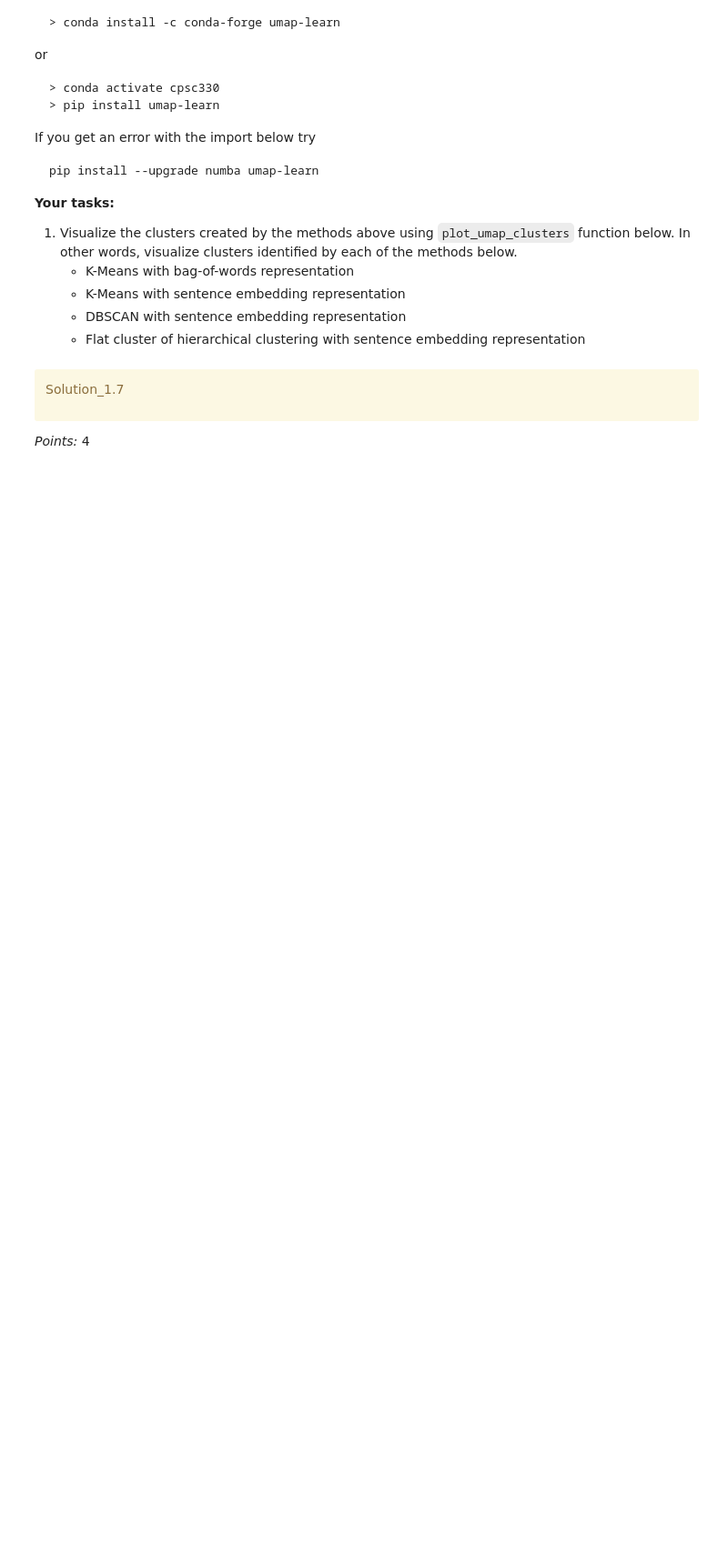
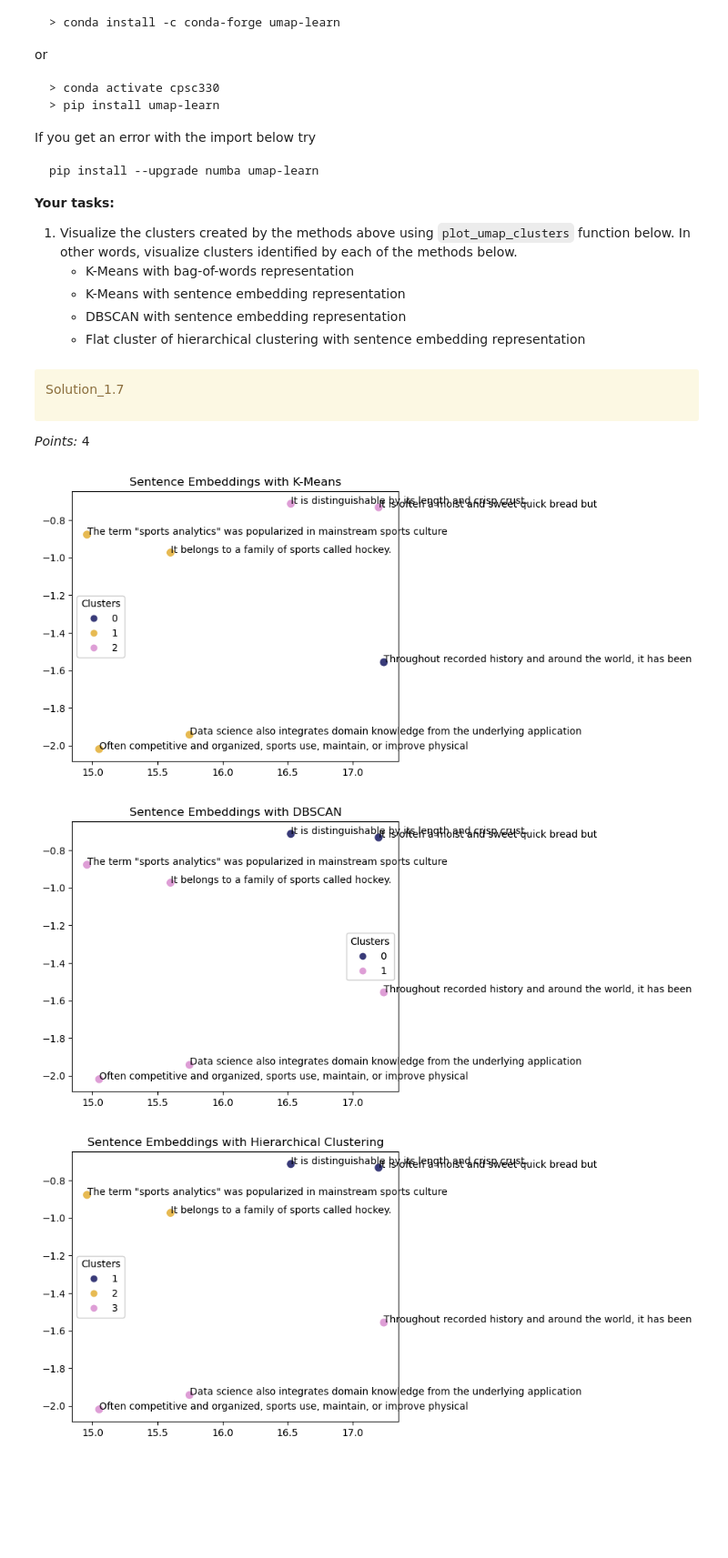
Before and after one commit to junseoparkX/cpsc330hw6, a Jupyter notebook: hw6.ipynb, the cells around one changed output. Shown at 91% size. Saved outputs shown, nothing was run; the diff lists cells and outputs as text; code cells hidden in the pictures; blank space fills up the shorter version.

```diff
--- a/hw6.ipynb
+++ b/hw6.ipynb
@@ -295,0 +365,6 @@ dbscan_emb_labels = ...
+# %%
+from sklearn.cluster import DBSCAN
+dbscan = DBSCAN(metric='cosine', eps=0.76, min_samples=2)
+# %%
+dbscan_emb_labels = dbscan.fit_predict(emb_sents)
+dbscan_emb_labels
@@ -485,3 +599,34 @@ _Points:_ 4
+# %%
+# Visualize K-Means clusters with sentence embedding representation
+plot_umap_clusters(
+    data=emb_sents,
+    cluster_labels=kmeans_emb_labels,
+    show_labels=True,
+    title="Sentence Embeddings with K-Means",
+    n_neighbors=3
+)
+
+# Visualize DBSCAN clusters with sentence embedding representation
+plot_umap_clusters(
+    data=emb_sents,
+    show_labels=True,
+    cluster_labels=dbscan_emb_labels,
+    title="Sentence Embeddings with DBSCAN",
+    n_neighbors=3
+)
+
+# Visualize Hierarchical clustering
+plot_umap_clusters(
+    data=emb_sents,
+    show_labels=True,
+    cluster_labels=hier_emb_labels,
+    title="Sentence Embeddings with Hierarchical Clustering",
+    n_neighbors=3
+)
+# %% [output]
+[figure, added]
+[figure, added]
+[figure, added]
 # %% [markdown]
 <!-- END QUESTION -->
 
```
Also changed, not shown: parts of 64 cells of this notebook.
